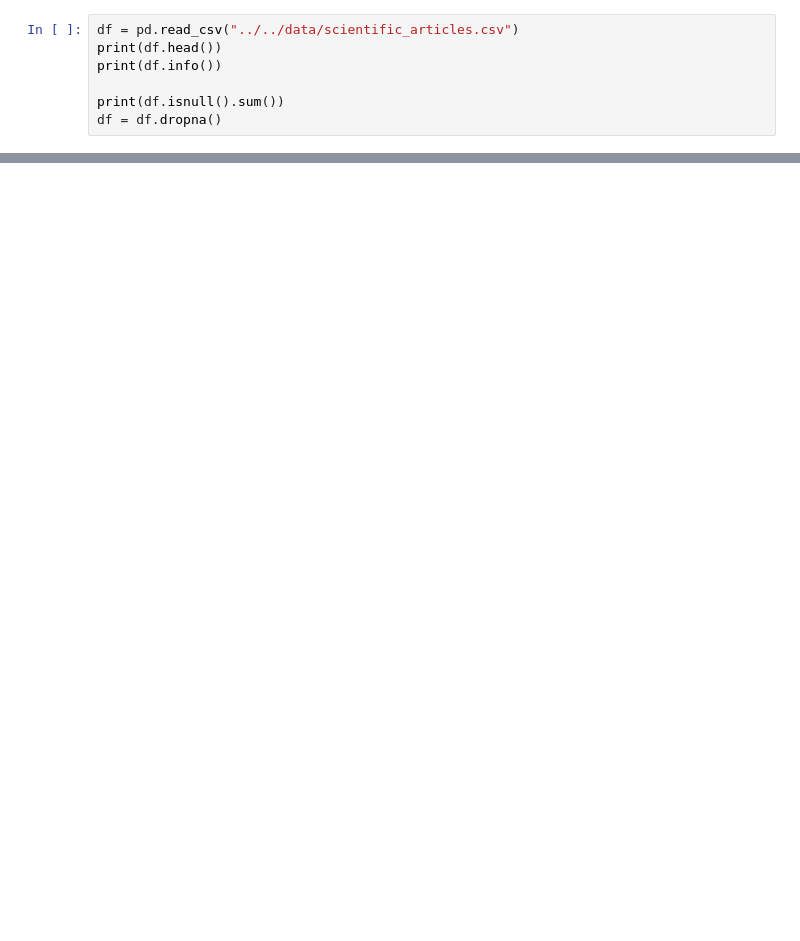
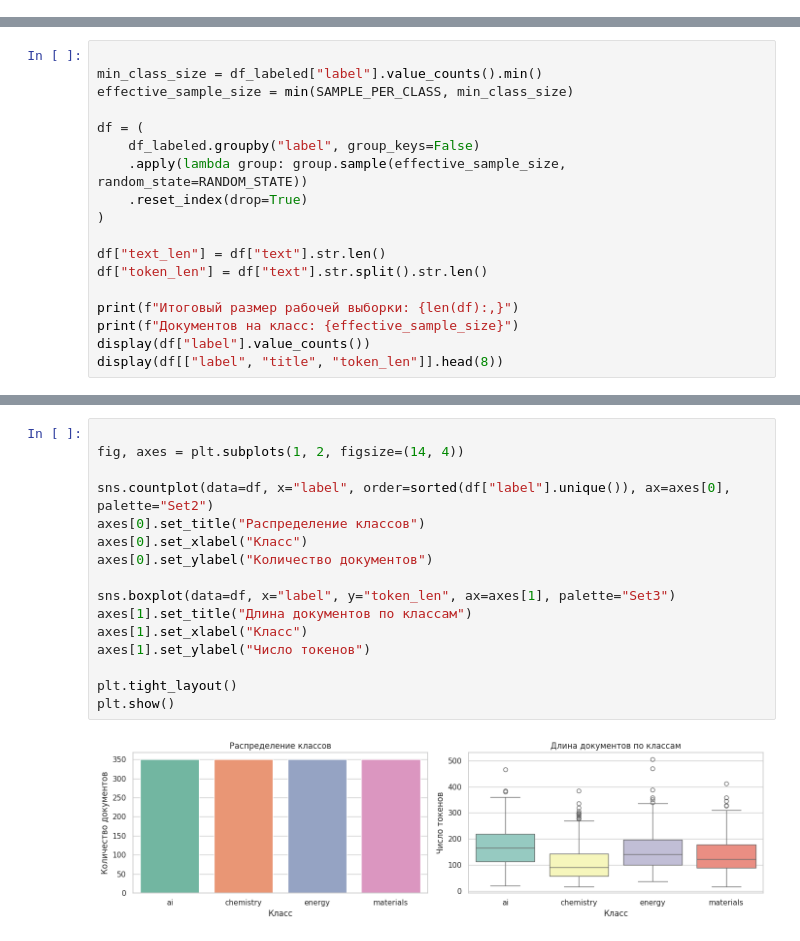
Before and after one commit to vasmaae/AIM-PIbd-31-Gutorov-I-A, a Jupyter notebook: notebooks/semester_2/lab_6.ipynb, the cells around one changed output, grey strips where cells are left out. Drawn from its saved outputs; the diff is of its cells as text; blank space fills up the shorter version.

```diff
--- a/notebooks/semester_2/lab_6.ipynb
+++ b/notebooks/semester_2/lab_6.ipynb
@@ -26,7 +0,0 @@ True
-# %%
-df = pd.read_csv("../../data/scientific_articles.csv")
-print(df.head())
-print(df.info())
-
-print(df.isnull().sum())
-df = df.dropna()
@@ -147,0 +181,18 @@ TF-IDF Accuracy: 0.88905
+# %%
+
+min_class_size = df_labeled["label"].value_counts().min()
+effective_sample_size = min(SAMPLE_PER_CLASS, min_class_size)
+
+df = (
+    df_labeled.groupby("label", group_keys=False)
+    .apply(lambda group: group.sample(effective_sample_size, random_state=RANDOM_STATE))
+    .reset_index(drop=True)
+)
+
+df["text_len"] = df["text"].str.len()
+df["token_len"] = df["text"].str.split().str.len()
+
+print(f"Итоговый размер рабочей выборки: {len(df):,}")
+print(f"Документов на класс: {effective_sample_size}")
+display(df["label"].value_counts())
+display(df[["label", "title", "token_len"]].head(8))
@@ -147,0 +218,18 @@ TF-IDF Accuracy: 0.88905
+# %%
+
+fig, axes = plt.subplots(1, 2, figsize=(14, 4))
+
+sns.countplot(data=df, x="label", order=sorted(df["label"].unique()), ax=axes[0], palette="Set2")
+axes[0].set_title("Распределение классов")
+axes[0].set_xlabel("Класс")
+axes[0].set_ylabel("Количество документов")
+
+sns.boxplot(data=df, x="label", y="token_len", ax=axes[1], palette="Set3")
+axes[1].set_title("Длина документов по классам")
+axes[1].set_xlabel("Класс")
+axes[1].set_ylabel("Число токенов")
+
+plt.tight_layout()
+plt.show()
+# %% [output]
+[figure, added]
```
Also changed, not shown: parts of 40 cells of this notebook.
